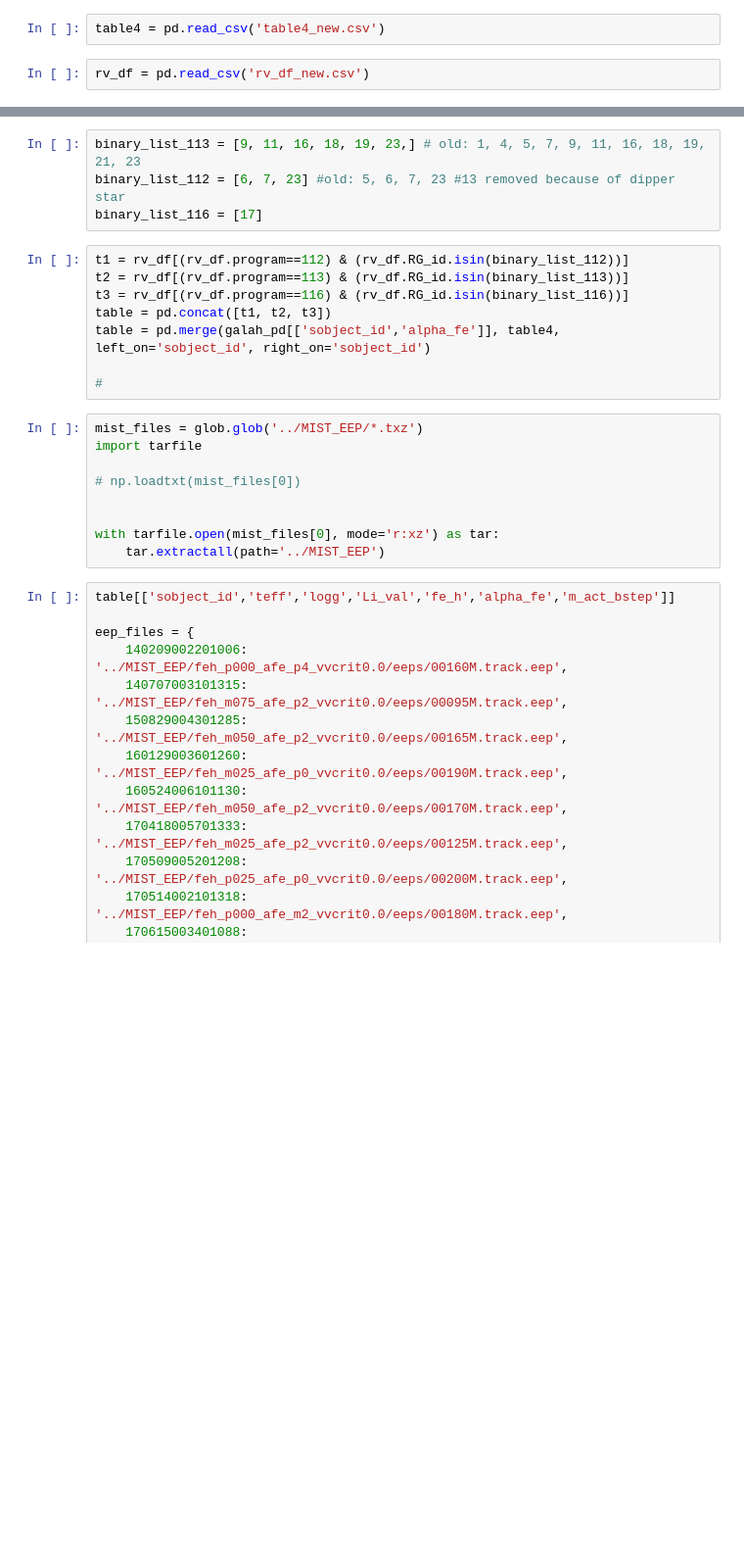
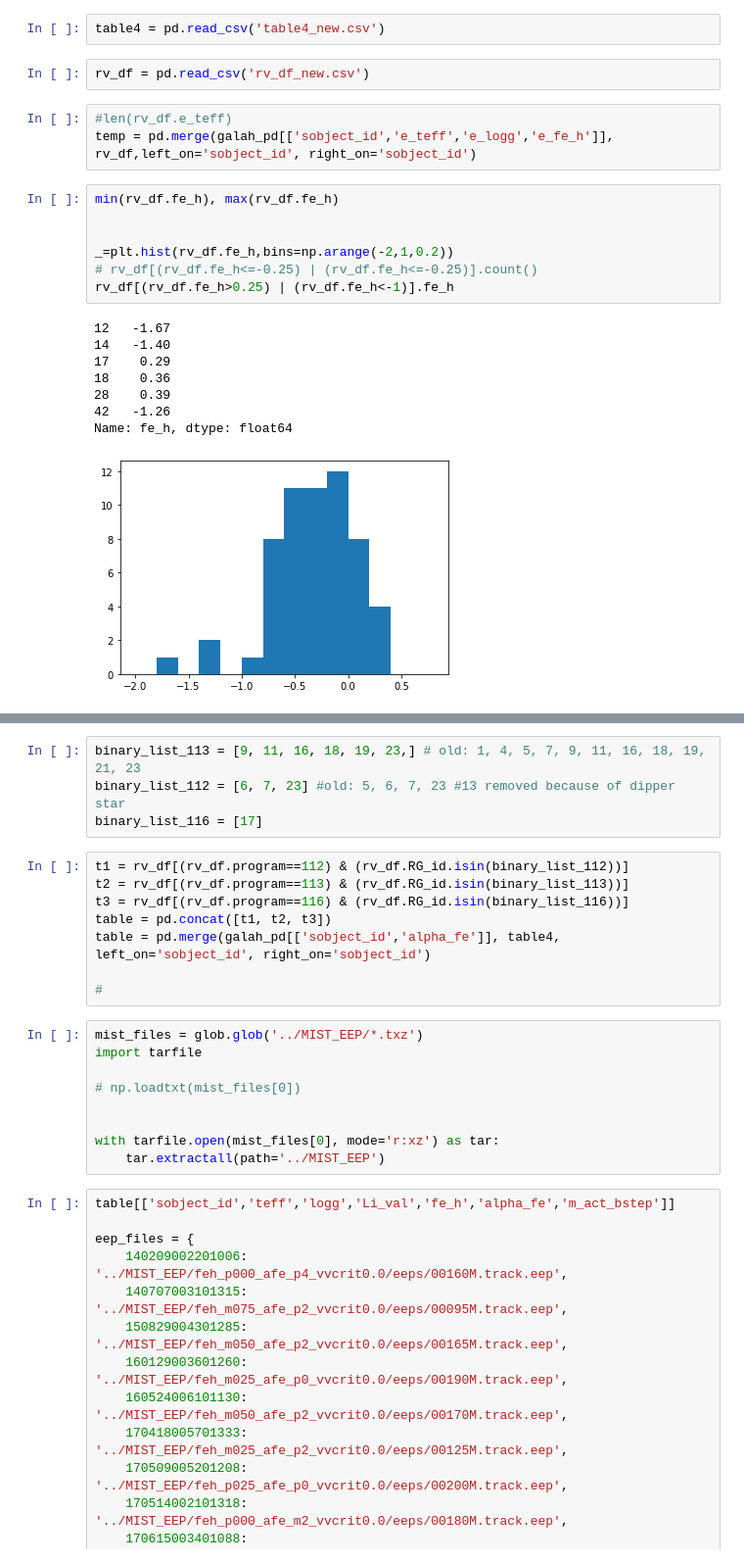
Before and after one commit to MaryumSayeed/ESPRESSO, a Jupyter notebook: scripts/isochrones.ipynb, the cells around one changed output, grey strips where cells are left out. Shown at 98% size. Drawn from its saved outputs; the diff is of its cells as text; blank space fills up the shorter version.

```diff
--- a/scripts/isochrones.ipynb
+++ b/scripts/isochrones.ipynb
@@ -15,3 +13,22 @@ WARNING: UnitsWarning: 'log(cm.s**-2)' did not parse as fits unit: 'log' is not
 table4 = pd.read_csv('table4_new.csv')
 # %%
 rv_df = pd.read_csv('rv_df_new.csv')
+# %%
+#len(rv_df.e_teff)
+temp = pd.merge(galah_pd[['sobject_id','e_teff','e_logg','e_fe_h']], rv_df,left_on='sobject_id', right_on='sobject_id')
+# %%
+min(rv_df.fe_h), max(rv_df.fe_h)
+
+
+_=plt.hist(rv_df.fe_h,bins=np.arange(-2,1,0.2))
+# rv_df[(rv_df.fe_h<=-0.25) | (rv_df.fe_h<=-0.25)].count()
+rv_df[(rv_df.fe_h>0.25) | (rv_df.fe_h<-1)].fe_h
+# %% [output]
+12   -1.67
+14   -1.40
+17    0.29
+18    0.36
+28    0.39
+42   -1.26
+Name: fe_h, dtype: float64
+[figure, added]
```
Also changed, not shown: parts of 25 cells of this notebook.
